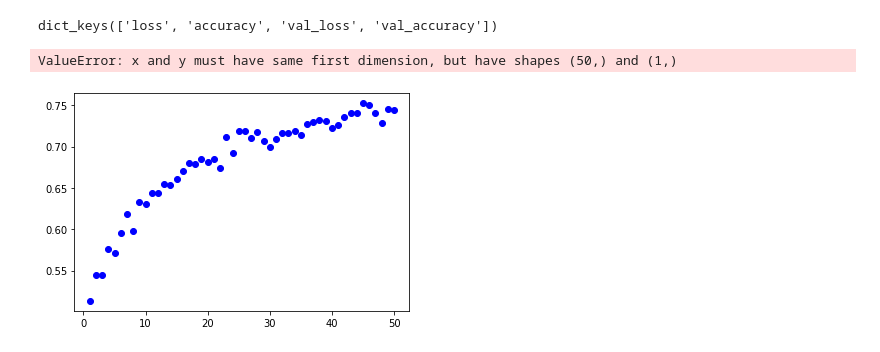
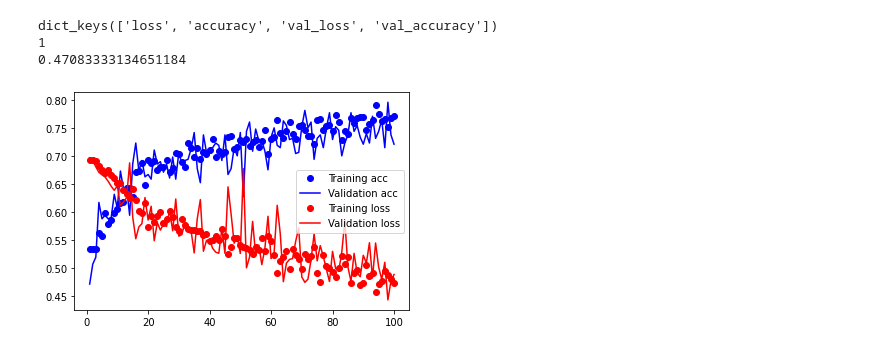
Before and after one commit to 3141592/coursera, a Jupyter notebook: dlwp/dlwp.5.2.4.ipynb, the cells around one changed output. Drawn from its saved outputs; the diff is of its cells as text; code cells hidden in the pictures.

```diff
--- a/dlwp/dlwp.5.2.4.ipynb
+++ b/dlwp/dlwp.5.2.4.ipynb
@@ -13,11 +13,17 @@ from tensorflow.keras.preprocessing.image import ImageDataGenerator
 import matplotlib.pyplot as plt
 import matplotlib.image as mpimg
 
+# Configure logging
+import logging
+import os
+
+os.environ['TF_CPP_MIN_LOG_LEVEL'] = '3'  # FATAL
+logging.getLogger('tensorflow').setLevel(logging.FATAL)
+
 # tensorboard setup
 import datetime
 log_dir = "logs/fit/" + datetime.datetime.now().strftime("%Y%m%d-%H%M%S")
 tensorboard_callback = tf.keras.callbacks.TensorBoard(log_dir=log_dir, histogram_freq=1)
-
 
 # directories
 original_dataset_dir = '/Users/roy/Downloads/kaggle_original_data/PetImages'
@@ -85,13 +91,17 @@ model.compile(loss='binary_crossentropy',
               optimizer=tf.keras.optimizers.RMSprop(learning_rate=1e-4),
               metrics=['accuracy'])
 
-history = model.fit_generator(
+steps_per_epoch = 1000//32
+validation_steps = 500//32
+
+history = model.fit(
     train_generator,
-    steps_per_epoch=50,
-    epochs=50,
+    steps_per_epoch=steps_per_epoch,
+    epochs=100,
     validation_data=validation_generator,
-    validation_steps=50,
-    callbacks=[tensorboard_callback])
+    validation_steps=validation_steps,
+    callbacks=[tensorboard_callback],
+    verbose=2)
 
 model.save('cats_and_dogs_small_2.h5')
 # %% [output]
@@ -139,35 +149,34 @@ Epoch 50/50
 # %%
 # Listing 5.10
 import matplotlib.pyplot as plt
 
 print(history.history.keys())
 
 acc = history.history['accuracy']
 val_acc = history.history['val_accuracy']
 loss = history.history['loss']
 val_loss = history.history['val_loss']
 
 epochs_acc = range(1, len(acc) + 1)
-epochs_val = range(1, len(acc) + 1)
+epochs_val = range(1, len(val_acc) + 1)
 
-# print(epochs_acc.shape)
-# print(acc.shape)
-# print(epochs_val.shape)
-# print(val_acc.shape)
+print(epochs_val[0])
+print(val_acc[0])
 
 plt.plot(epochs_acc, acc, 'bo', label='Training acc')
 plt.plot(epochs_val, val_acc, 'b', label='Validation acc')
-# plt.legend()
+plt.legend()
 
-# plt.plot(epochs_acc, loss, 'ro', label='Training loss')
-# plt.plot(epochs_val, val_loss, 'r', label='Validation loss')
-# plt.legend()
+plt.plot(epochs_acc, loss, 'ro', label='Training loss')
+plt.plot(epochs_val, val_loss, 'r', label='Validation loss')
+plt.legend()
 
 plt.show()
 # %% [output]
 dict_keys(['loss', 'accuracy', 'val_loss', 'val_accuracy'])
+1
+0.47083333134651184
-ValueError: x and y must have same first dimension, but have shapes (50,) and (1,)
-[figure, old version]
+[figure, new version]
 # %%
 # Verify images
 import PIL
```
Also changed, not shown: parts of 1 cell of this notebook, 31 other files.
